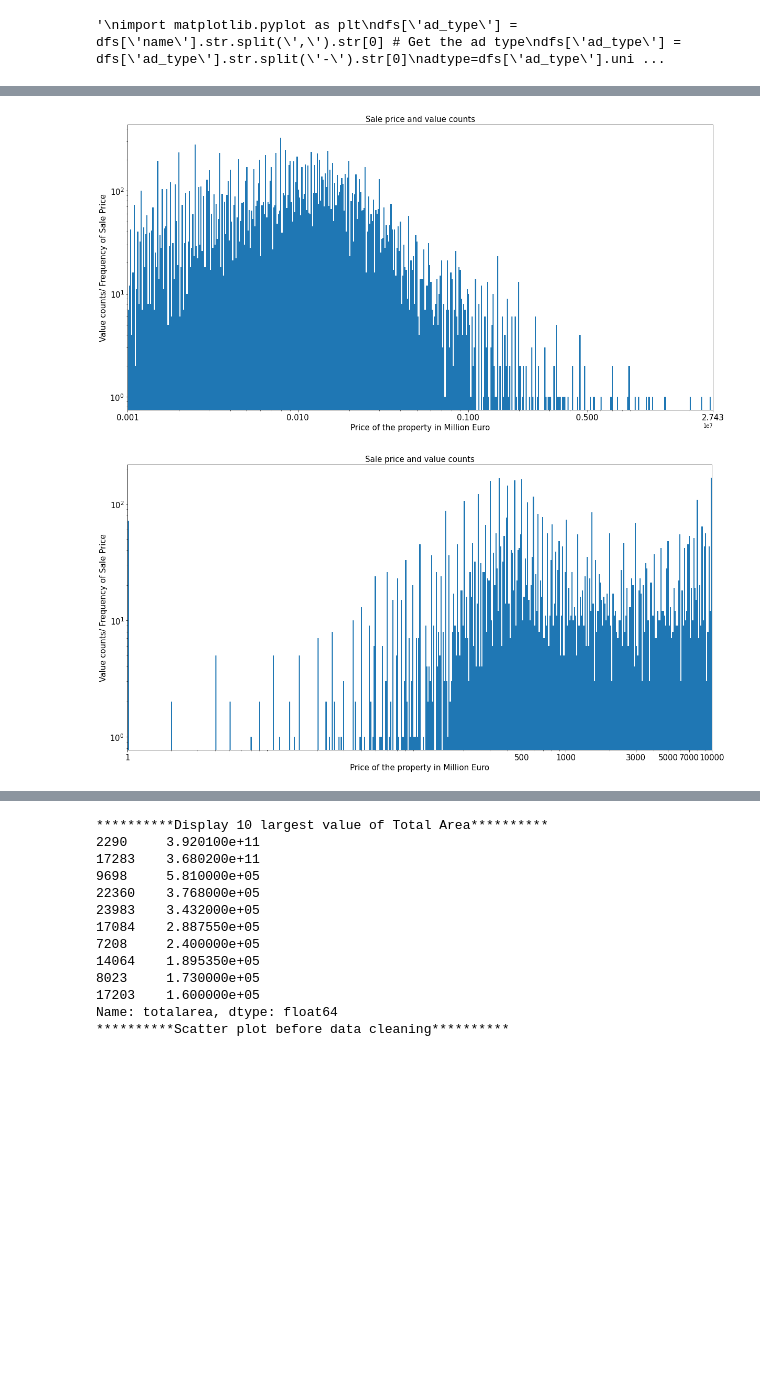
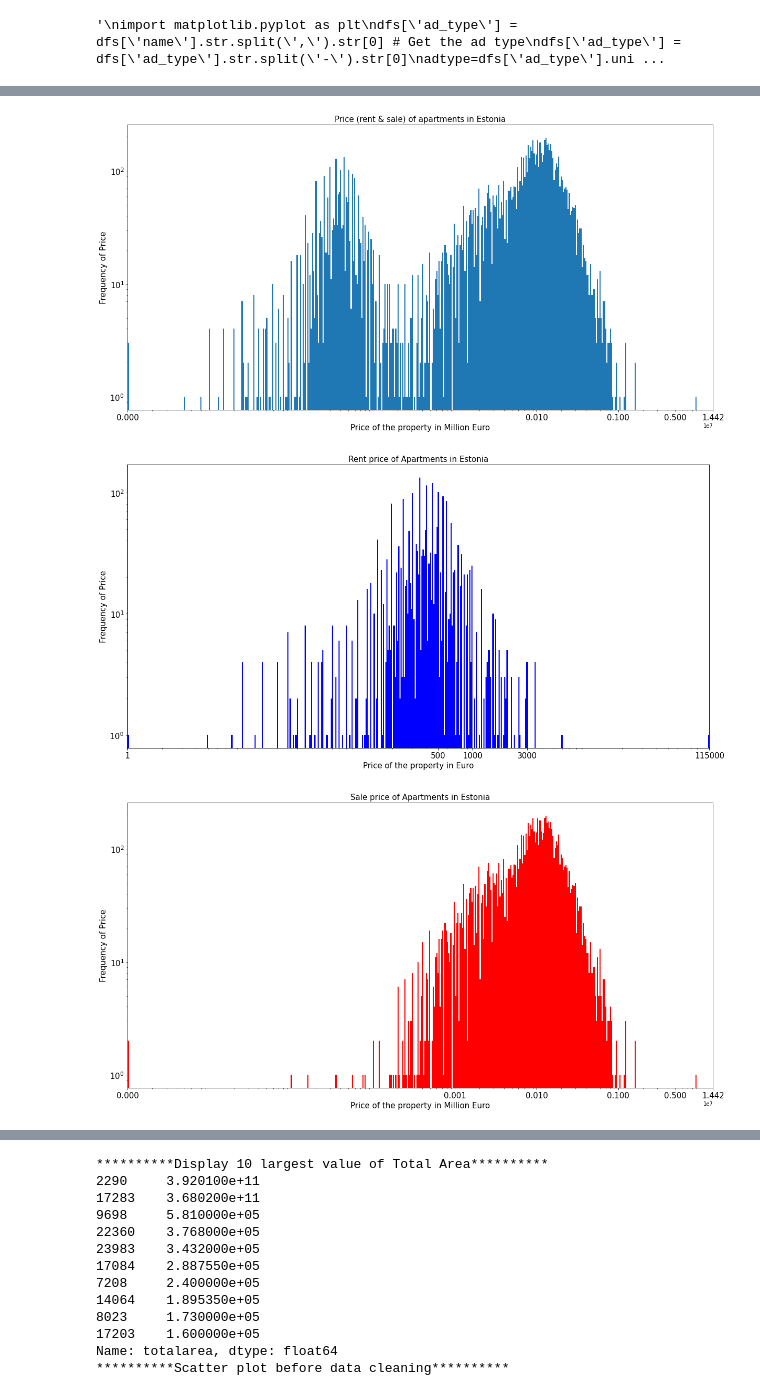
Before and after one commit to hasantanvir79/RealEstateProject, a Jupyter notebook: Exploratory Data Analysis and Data Cleaning.ipynb, the cells around one changed output, grey strips where cells are left out. Saved outputs shown, nothing was run; the diff lists cells and outputs as text; code cells hidden in the pictures; blank space fills up the shorter version.

```diff
--- a/Exploratory Data Analysis and Data Cleaning.ipynb
+++ b/Exploratory Data Analysis and Data Cleaning.ipynb
@@ -232,27 +304,41 @@ plt.show()
 # %%
 import seaborn as sns
 import matplotlib.ticker
 plt.figure(figsize=(20,10))
-ax=sale['price'].plot(bins=np.logspace(np.log10(sale.price.min()), np.log10(sale.price.max()), 500), kind='hist', loglog=True, xlim=(sale.price.min(),sale.price.max()),fontsize=15)
-ax.set_xticks([sale.price.min(), 100000, 1000000, 5000000, sale.price.max()])
-plt.ylabel("Value counts/ Frequency of Sale Price", fontsize=15)
+ax=dfs['price'].where(dfs['obj_type']=='apartment').plot(bins=np.logspace(np.log10(dfs.price.where(dfs['obj_type']=='apartment').min()), np.log10(dfs.price.where(dfs['obj_type']=='apartment').max()), 500), kind='hist', loglog=True, xlim=(dfs.price.where(dfs['obj_type']=='apartment').min(),dfs.price.where(dfs['obj_type']=='apartment').max()),fontsize=15)
+ax.set_xticks([dfs.price.where(dfs['obj_type']=='apartment').min(), 100000, 1000000, 5000000, dfs.price.where(dfs['obj_type']=='apartment').max()])
+plt.ylabel("Frequency of Price", fontsize=15)
 plt.xlabel("Price of the property in Million Euro", fontsize=15)
-plt.title('Sale price and value counts', fontsize=15)
+plt.title('Price (rent & sale) of apartments in Estonia', fontsize=15)
 ax.get_xaxis().set_major_formatter(matplotlib.ticker.ScalarFormatter())
-plt.savefig('/home/hasan/statistikaamet/RealEstateProject/Plots/sale_price.png')
+plt.savefig('/home/hasan/statistikaamet/RealEstateProject/Plots/apt_price.png')
 plt.show()
 
 print()
 
+dfs_apt=dfs.where(dfs['obj_type']=='apartment')
 plt.figure(figsize=(20,10))
-ax=rent['price'].plot(bins=np.logspace(np.log10(rent.price.min()), np.log10(rent.price.max()), 500), kind='hist', loglog=True, xlim=(rent.price.min(),rent.price.max()),fontsize=15)
-ax.set_xticks([rent.price.min(), 500, 1000, 3000, 5000, 7000, rent.price.max()])
-plt.ylabel("Value counts/ Frequency of Sale Price", fontsize=15)
+ax=dfs_apt['price'].where(dfs['listing_type']=='rent').plot(bins=np.logspace(np.log10(dfs_apt.price.where(dfs_apt['listing_type']=='rent').min()), np.log10(dfs_apt.price.where(dfs_apt['listing_type']=='rent').max()), 500), kind='hist', loglog=True, xlim=(dfs_apt.price.where(dfs_apt['listing_type']=='rent').min(),dfs_apt.price.where(dfs_apt['listing_type']=='rent').max()),fontsize=15, color='blue')
+ax.set_xticks([dfs_apt.price.where(dfs_apt['listing_type']=='rent').min(), 500, 1000, 3000, dfs_apt.price.where(dfs['listing_type']=='rent').max()])
+plt.ylabel("Frequency of Price", fontsize=15)
+plt.xlabel("Price of the property in Euro", fontsize=15)
+plt.title('Rent price of Apartments in Estonia', fontsize=15)
+ax.get_xaxis().set_major_formatter(matplotlib.ticker.ScalarFormatter())
+plt.savefig('/home/hasan/statistikaamet/RealEstateProject/Plots/rent_price_apt.png')
+plt.show()
+
+
+#dfs_apt=dfs.where(dfs['obj_type']=='apartment')
+plt.figure(figsize=(20,10))
+ax1=dfs_apt['price'].where(dfs['listing_type']=='sale').plot(bins=np.logspace(np.log10(dfs_apt.price.where(dfs_apt['listing_type']=='sale').min()), np.log10(dfs_apt.price.where(dfs_apt['listing_type']=='sale').max()), 500), kind='hist', loglog=True, xlim=(dfs_apt.price.where(dfs_apt['listing_type']=='sale').min(),dfs_apt.price.where(dfs_apt['listing_type']=='sale').max()),fontsize=15, color='red')
+ax1.set_xticks([dfs_apt.price.where(dfs_apt['listing_type']=='sale').min(), 10000, 100000, 1000000, 5000000, dfs_apt.price.where(dfs['listing_type']=='sale').max()])
+plt.ylabel("Frequency of Price", fontsize=15)
 plt.xlabel("Price of the property in Million Euro", fontsize=15)
-plt.title('Sale price and value counts', fontsize=15)
-ax.get_xaxis().set_major_formatter(matplotlib.ticker.ScalarFormatter())
-plt.savefig('/home/hasan/statistikaamet/RealEstateProject/Plots/rent_price.png')
+plt.title('Sale price of Apartments in Estonia', fontsize=15)
+ax1.get_xaxis().set_major_formatter(matplotlib.ticker.ScalarFormatter())
+plt.savefig('/home/hasan/statistikaamet/RealEstateProject/Plots/sale_price_apt.png')
 plt.show()
 # %% [output]
-[figure, old version]
+[figure, new version]
-[figure, old version]
+[figure, new version]
+[figure, added]
```
Also changed, not shown: parts of 7 cells of this notebook, 35 other files.
